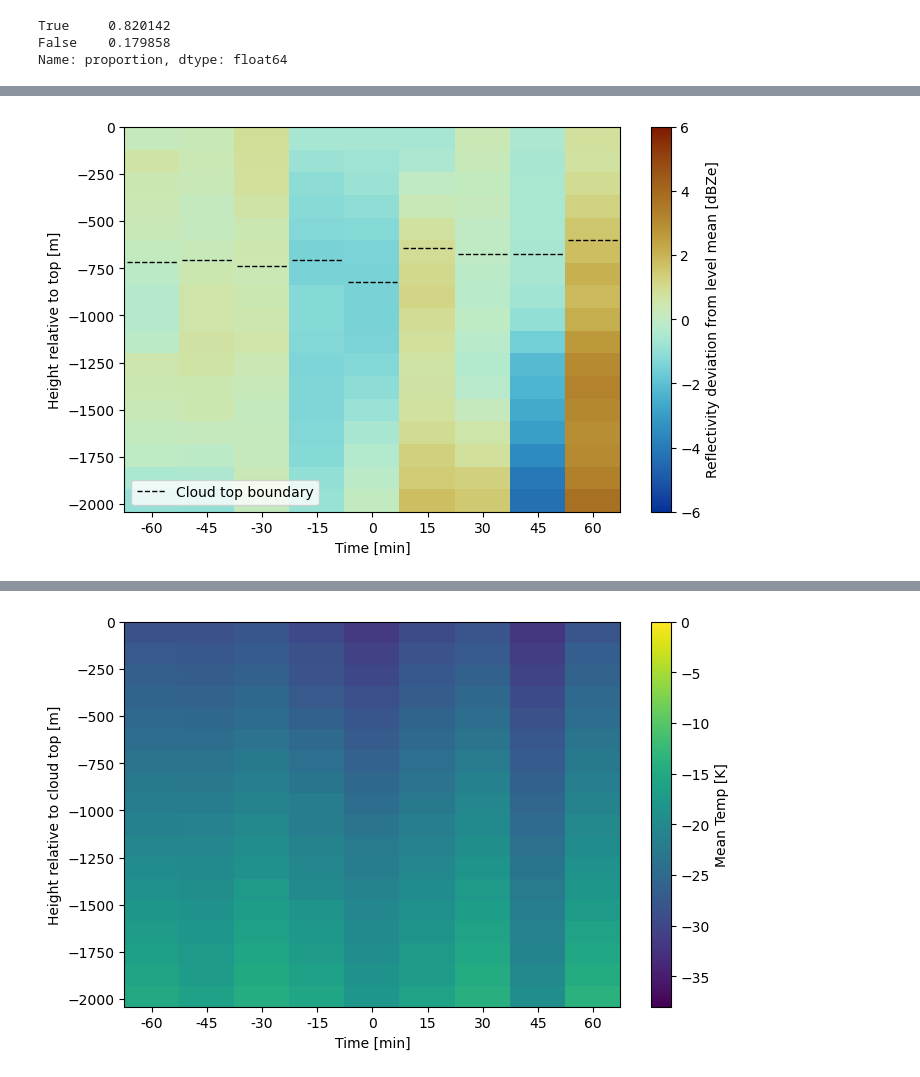
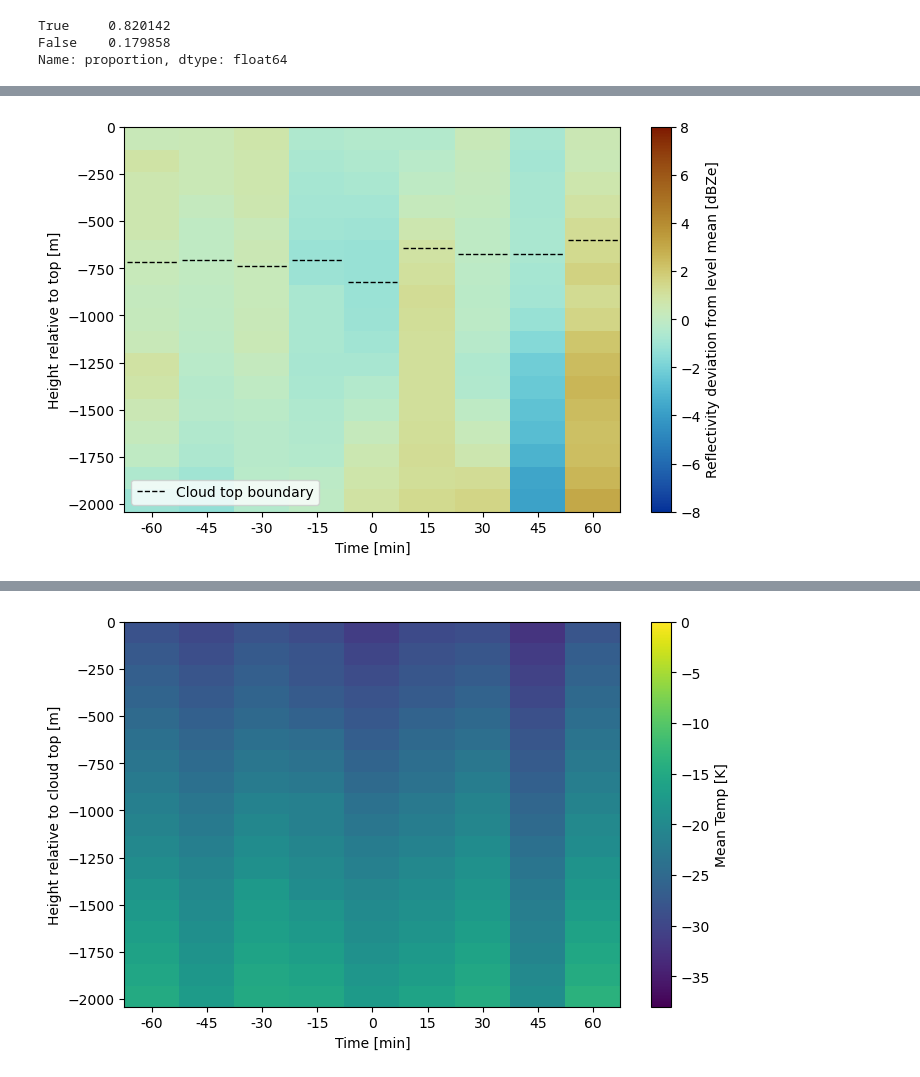
Before and after one commit to DragomirNikolov/MSGI, a Jupyter notebook: plotting/bulk_plots.ipynb, the cells around one changed output, grey strips where cells are left out. Saved outputs shown, nothing was run; the diff lists cells and outputs as text; code cells hidden in the pictures.

```diff
--- a/plotting/bulk_plots.ipynb
+++ b/plotting/bulk_plots.ipynb
@@ -602,0 +687,7 @@ Name: proportion, dtype: float64
+# %%
+bulk_data_filtered["bulk_reflecticity"] = bulk_data_filtered.apply(lambda row: row["Z_bulk_means"][int(row["ct_depth"])//120:].mean(), axis=1)
+# %%
+bulk_data_filtered["Z_anomaly"] = bulk_data_filtered.apply(lambda row: row["Z_bulk_means"] - level_mean, axis=1)
+# %%
+bulk_data_filtered["bulk_anomaly"] = bulk_data_filtered.apply(lambda row: row["Z_anomaly"][int(row["ct_depth"])//120:].mean(), axis=1)
+bulk_data_filtered["integrated_anomaly"] = bulk_data_filtered.apply(lambda row: row["Z_anomaly"][2:].sum(), axis=1)
@@ -603,5 +1324,5 @@ Name: proportion, dtype: float64
 # %%
-def extract_bulk_samples(df):
+def extract_bulk_samples_by_time(df):
     Z_meas = {}
     t_meas = {}
     ext_meas = {}
@@ -610,4 +1331,15 @@ def extract_bulk_samples(df):
         t_meas[rel_ind]=np.vstack(df[df["rel_ind"]==rel_ind]["temp_bulk_means"].to_numpy())
         ext_meas[rel_ind]=df[df["rel_ind"]==rel_ind]["ct_depth"].to_numpy()
     return Z_meas, t_meas, ext_meas
-Z_meas, t_meas, ext_meas = extract_bulk_samples(bulk_data_filtered)
+
+# def extract_bulk_samples_by_IF(df):
+#     Z_meas = {}
+#     t_meas = {}
+#     ext_meas = {}
+#     for rel_ind in range():
+#         Z_meas[rel_ind]=np.vstack(df[df["rel_ind"]==rel_ind]["Z_bulk_means"].to_numpy())
+#         t_meas[rel_ind]=np.vstack(df[df["rel_ind"]==rel_ind]["temp_bulk_means"].to_numpy())
+#         ext_meas[rel_ind]=df[df["rel_ind"]==rel_ind]["ct_depth"].to_numpy()
+#     return Z_meas, t_meas, ext_meas
+
+Z_meas, t_meas, ext_meas = extract_bulk_samples_by_time(bulk_data_filtered)
@@ -741,36 +1475,36 @@ for col, ind in enumerate(inds):
 level_means = np.tile(plot_map.mean(axis=1)[:,np.newaxis],ind_range[1]-ind_range[0])
 
 
 plt.figure(figsize=(8, 5))
 
 plt.imshow(
     plot_map-level_means,
     aspect="auto",
     origin="upper",
     extent=[
         inds[0] - 0.5,
         inds[-1] + 0.5,
         test_row["bulk_level_offset_bottom_m"][-1],
         0,
     ],
     cmap=cm.roma_r,
-    vmax=6,
-    vmin=-6
+    vmax=8,
+    vmin=-8
 )
 plt.hlines(-ext_lev,inds-0.45, inds+0.45,linestyles="dashed",colors="black",linewidth=1, label="Cloud top boundary")
 
 # plt.hlines(-(np.argmax(plot_map-level_means,axis=0)+0.5)*120,inds-0.45, inds+0.45,linestyles="dashed",colors="black",linewidth=1)
 
 plt.xticks(inds, inds*15)
 plt.xlabel("Time [min]")
 plt.ylabel("Height relative to top [m]")
 
 plt.ylim(y_levels[-1], y_levels[0])  # bottom negative, top 0
 plt.colorbar(label="Reflectivity deviation from level mean [dBZe]")
 plt.legend(loc="lower left")
 plt.show()
 # %% [output]
-[figure, old version]
+[figure, new version]
 # %%
 import numpy as np
 import matplotlib.pyplot as plt
```
Also changed, not shown: parts of 47 cells of this notebook, 5 other files.
